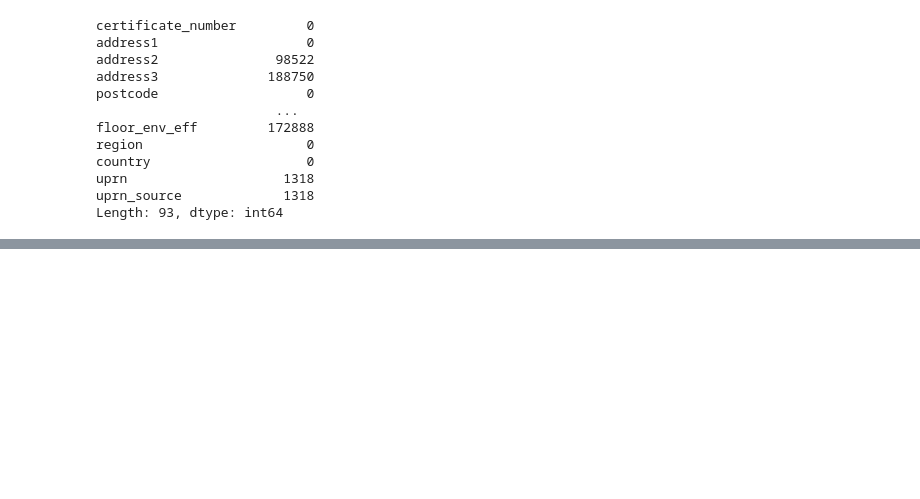
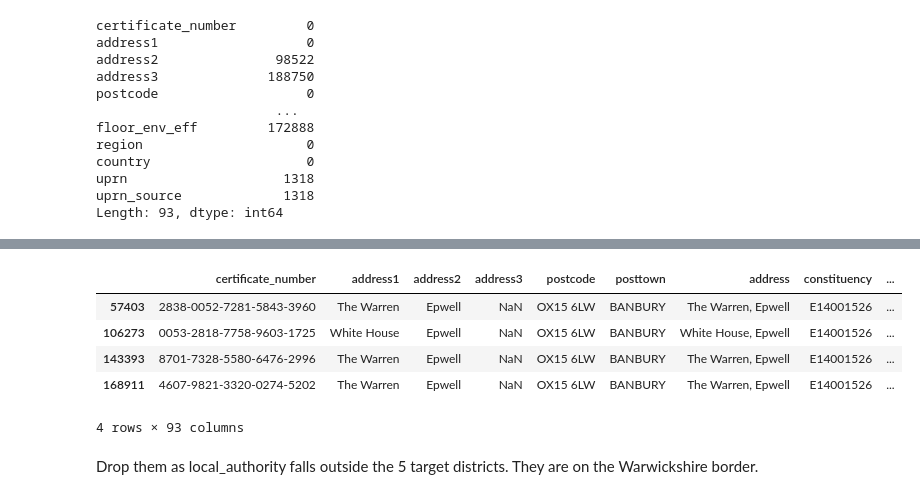
Before and after one commit to TomSCarter/land-registry-cleaning-pipeline, a Jupyter notebook: notebooks/part_1_EPC_audit.ipynb, the cells around one changed output, grey strips where cells are left out. Drawn from its saved outputs; the diff is of its cells as text; code cells hidden in the pictures; blank space fills up the shorter version.

Commit message:
Initial column selection made

```diff
--- a/notebooks/part_1_EPC_audit.ipynb
+++ b/notebooks/part_1_EPC_audit.ipynb
@@ -44,0 +79,11 @@ Length: 93, dtype: int64
+# %%
+df[df['region'] == 'E12000005']
+# %% [output]
+|  | certificate_number | address1 | address2 | address3 | postcode | posttown | address | constituency | ... |
+| 57403 | 2838-0052-7281-5843-3960 | The Warren | Epwell | NaN | OX15 6LW | BANBURY | The Warren, Epwell | E14001526 | ... |
+| 106273 | 0053-2818-7758-9603-1725 | White House | Epwell | NaN | OX15 6LW | BANBURY | White House, Epwell | E14001526 | ... |
+| 143393 | 8701-7328-5580-6476-2996 | The Warren | Epwell | NaN | OX15 6LW | BANBURY | The Warren, Epwell | E14001526 | ... |
+| 168911 | 4607-9821-3320-0274-5202 | The Warren | Epwell | NaN | OX15 6LW | BANBURY | The Warren, Epwell | E14001526 | ... |
+4 rows × 93 columns
+# %% [markdown]
+Drop them as local_authority falls outside the 5 target districts. They are on the Warwickshire border.
```
Also changed, not shown: parts of 23 cells of this notebook, 1 other file.
